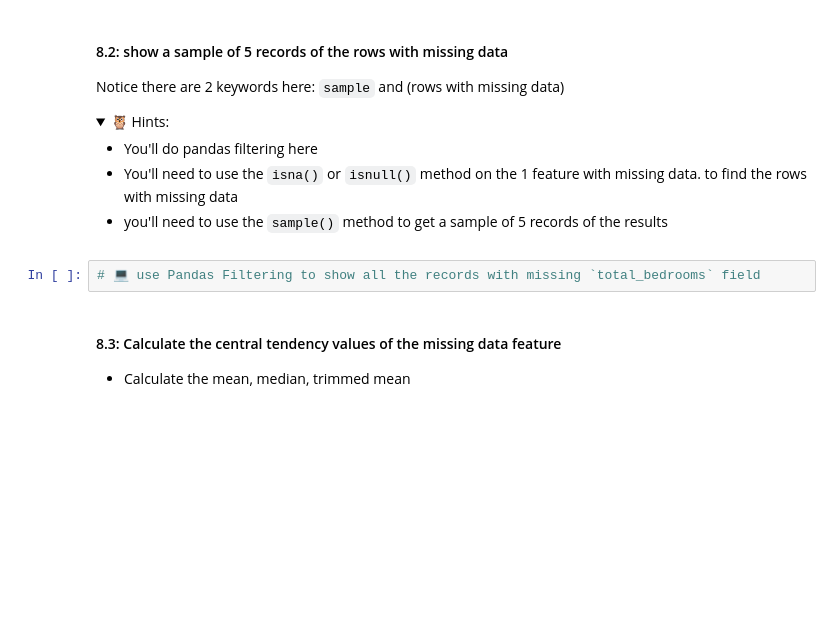
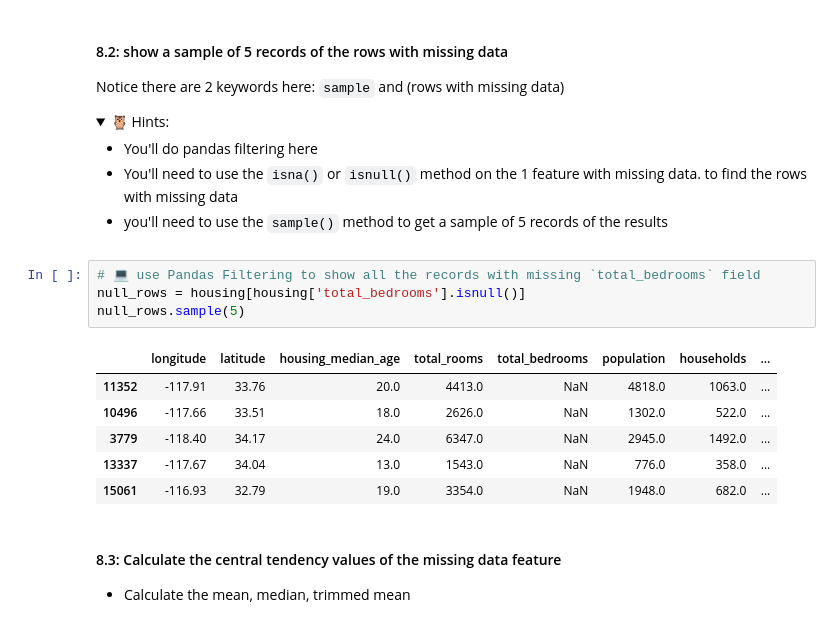
Before and after one commit to IT4063-Spring2025/eda-assignment-oyekunmo, a Jupyter notebook: notebook.ipynb, the cells around one changed output. Saved outputs shown, nothing was run; the diff lists cells and outputs as text; folded sections open; blank space fills up the shorter version.

Commit message:
8.2 show a sample of 5 records of the rows with missing data

```diff
--- a/notebook.ipynb
+++ b/notebook.ipynb
@@ -387,6 +387,15 @@ Notice there are 2 keywords here: `sample` and (rows with missing data)
 </details>
 # %%
 # 💻 use Pandas Filtering to show all the records with missing `total_bedrooms` field
+null_rows = housing[housing['total_bedrooms'].isnull()]
+null_rows.sample(5)
+# %% [output]
+|  | longitude | latitude | housing_median_age | total_rooms | total_bedrooms | population | households | ... |
+| 11352 | -117.91 | 33.76 | 20.0 | 4413.0 | NaN | 4818.0 | 1063.0 | ... |
+| 10496 | -117.66 | 33.51 | 18.0 | 2626.0 | NaN | 1302.0 | 522.0 | ... |
+| 3779 | -118.40 | 34.17 | 24.0 | 6347.0 | NaN | 2945.0 | 1492.0 | ... |
+| 13337 | -117.67 | 34.04 | 13.0 | 1543.0 | NaN | 776.0 | 358.0 | ... |
+| 15061 | -116.93 | 32.79 | 19.0 | 3354.0 | NaN | 1948.0 | 682.0 | ... |
 # %% [markdown]
 #### 8.3: Calculate the central tendency values of the missing data feature
 * Calculate the mean, median, trimmed mean
```
